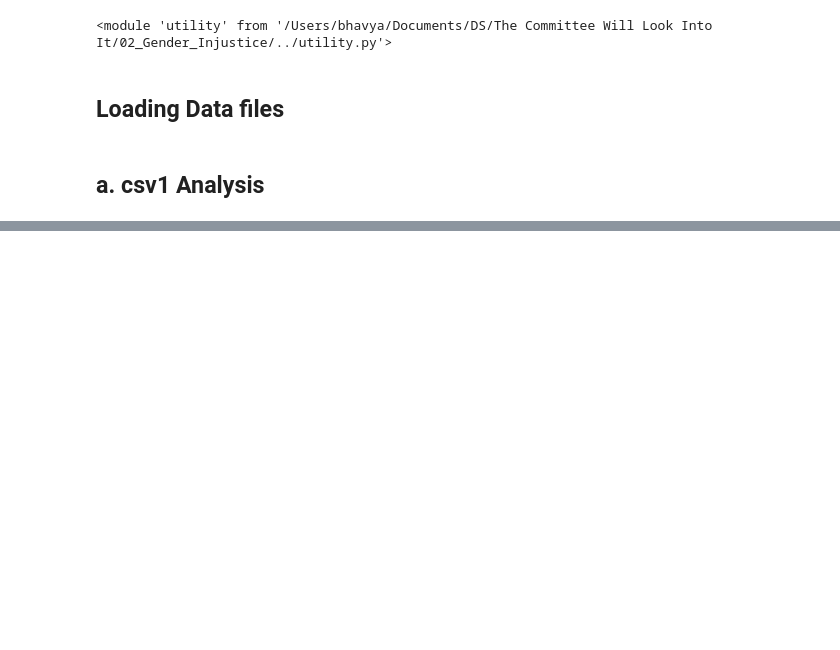
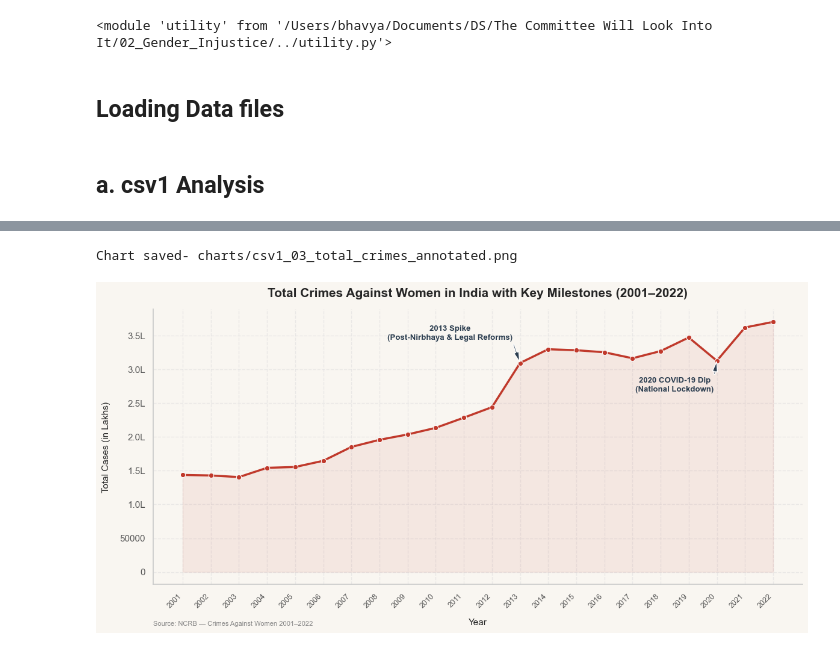
Before and after one commit to bhavya25-ds/The-Committee-Will-Look-Into-It, a Jupyter notebook: 02_Gender_Injustice/03_Analysis.ipynb, the cells around one changed output, grey strips where cells are left out. Saved outputs shown, nothing was run; the diff lists cells and outputs as text; code cells hidden in the pictures; blank space fills up the shorter version.

```diff
--- a/02_Gender_Injustice/03_Analysis.ipynb
+++ b/02_Gender_Injustice/03_Analysis.ipynb
@@ -61,0 +143,75 @@ Chart saved- charts/csv1_01_total_crimes_per_year.png
+# %%
+total_per_year = csv1.groupby("year")["cases"].sum().reset_index()
+
+fig, ax = plt.subplots(figsize=(12, 6))
+fig.patch.set_facecolor(u.BG_COLOR)
+ax.set_facecolor(u.BG_COLOR)
+
+sns.lineplot(
+    data=total_per_year,
+    x="year",
+    y="cases",
+    color="#c0392b",
+    linewidth=2.5,
+    marker="o",
+    markersize=6,
+    ax=ax,
+)
+
+ax.fill_between(
+    total_per_year["year"],
+    total_per_year["cases"],
+    alpha=0.08,
+    color="#c0392b",
+)
+
+# 2013 Spike (Post-Nirbhaya & Criminal Law Amendment Act)
+val_2013 = total_per_year.loc[total_per_year["year"] == 2013, "cases"].values[0]
+ax.annotate(
+    "2013 Spike\n(Post-Nirbhaya & Legal Reforms)",
+    xy=(2013, val_2013),
+    xytext=(2010.5, val_2013 + 35000),
+    arrowprops=dict(facecolor="#2c3e50", shrink=0.05, width=1.5, headwidth=6),
+    fontsize=9.5,
+    fontweight="bold",
+    color="#2c3e50",
+    ha="center",
+)
+
+# 2020 Dip (COVID-19 Lockdowns)
+val_2020 = total_per_year.loc[total_per_year["year"] == 2020, "cases"].values[0]
+ax.annotate(
+    "2020 COVID-19 Dip\n(National Lockdown)",
+    xy=(2020, val_2020),
+    xytext=(2018.5, val_2020 - 45000),
+    arrowprops=dict(facecolor="#2c3e50", shrink=0.05, width=1.5, headwidth=6),
+    fontsize=9.5,
+    fontweight="bold",
+    color="#2c3e50",
+    ha="center",
+)
+
+# 6. Y-Axis Formatting & X-Axis Ticks
+ax.yaxis.set_major_formatter(mticker.FuncFormatter(u.lakh_formatter))
+ax.set_xticks(total_per_year["year"])
+ax.set_xticklabels(total_per_year["year"], rotation=45, ha="right", fontsize=9)
+
+# 7. Labels, Titles & Utility Source Watermark
+ax.set_title(
+    "Total Crimes Against Women in India with Key Milestones (2001–2022)",
+    fontsize=15,
+    fontweight="bold",
+    pad=15,
+)
+ax.set_xlabel("Year", fontsize=11)
+ax.set_ylabel("Total Cases (in Lakhs)", fontsize=11)
+
+u.add_source(ax, "NCRB — Crimes Against Women 2001–2022")
+
+# 8. Layout & Export using utility.save_fig
+plt.tight_layout()
+u.save_fig(fig, "charts", "csv1_03_total_crimes_annotated.png")
+plt.show()
+# %% [output]
+Chart saved- charts/csv1_03_total_crimes_annotated.png
+[figure, added]
```
Also changed, not shown: parts of 5 cells of this notebook, 5 other files.
